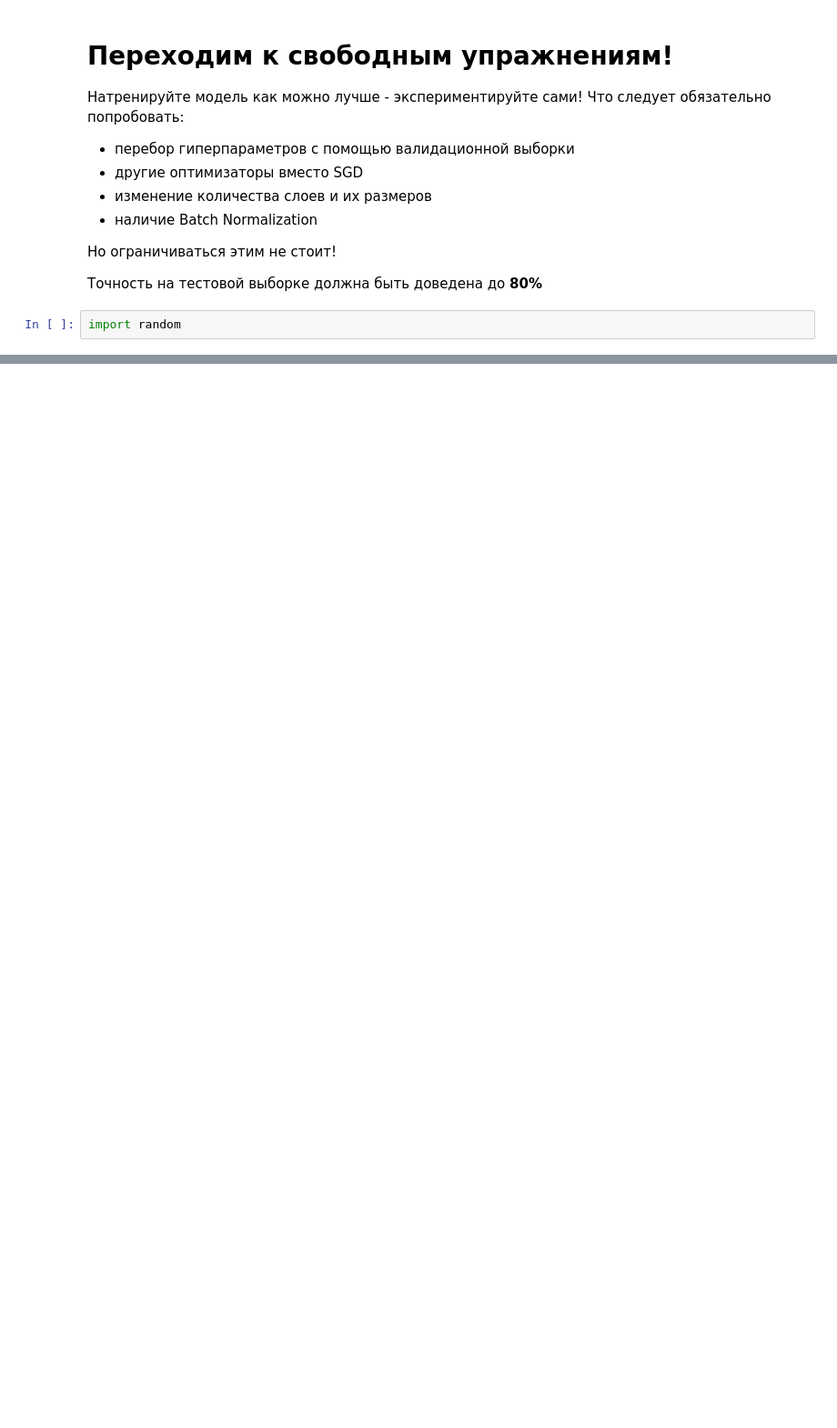
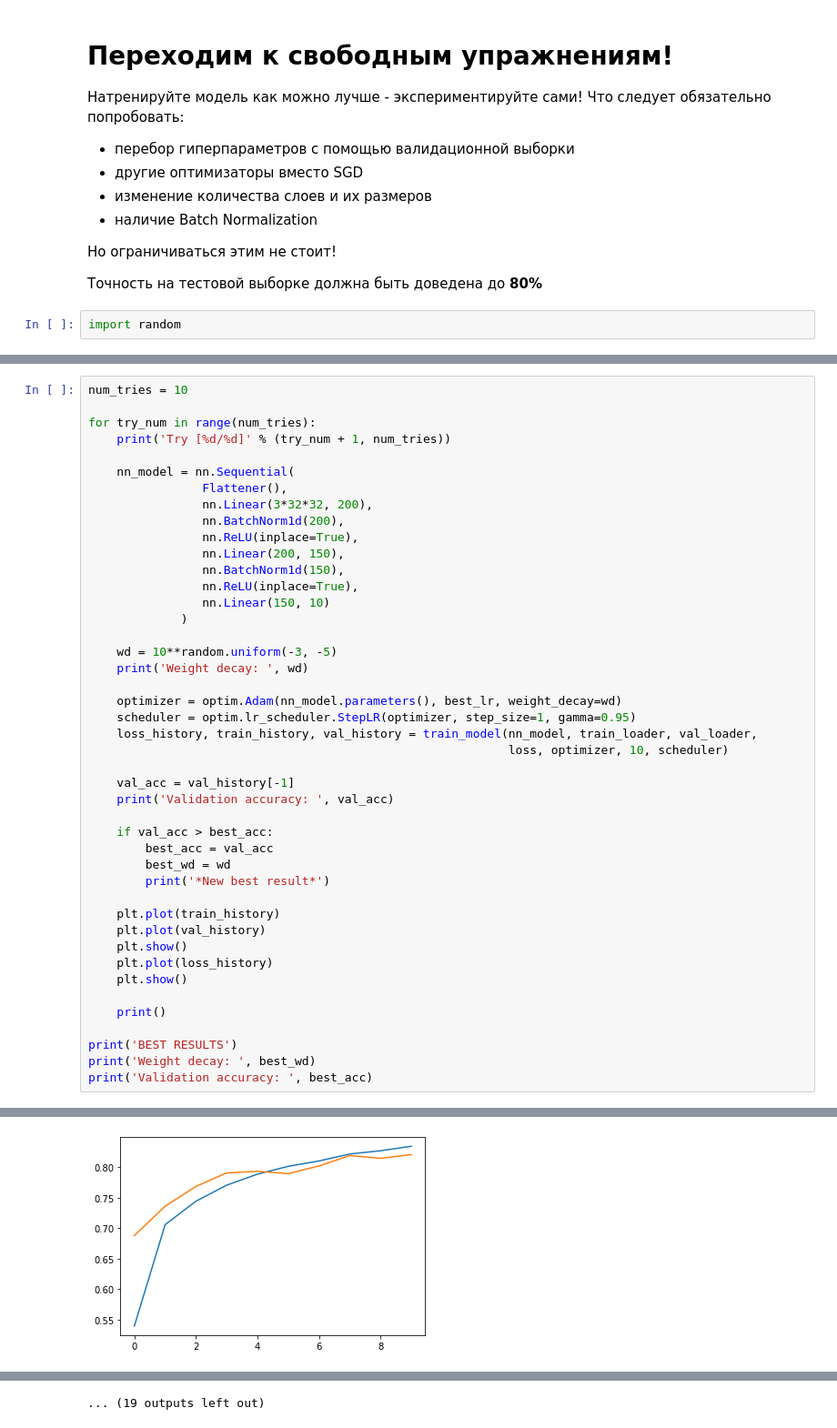
Before and after one commit to jecter1/Deep_Learning, a Jupyter notebook: assignment2/PyTorch.ipynb, the cells around one changed output, grey strips where cells are left out. Shown at 91% size. Cells and saved outputs as stored; diff of their text form; blank space fills up the shorter version.

```diff
--- a/assignment2/PyTorch.ipynb
+++ b/assignment2/PyTorch.ipynb
@@ -820,0 +626,45 @@ plt.show()
+# %%
+num_tries = 10
+
+for try_num in range(num_tries):
+    print('Try [%d/%d]' % (try_num + 1, num_tries))
+
+    nn_model = nn.Sequential(
+                Flattener(),
+                nn.Linear(3*32*32, 200),
+                nn.BatchNorm1d(200),
+                nn.ReLU(inplace=True),
+                nn.Linear(200, 150),
+                nn.BatchNorm1d(150),
+                nn.ReLU(inplace=True),
+                nn.Linear(150, 10)
+             )
+
+    wd = 10**random.uniform(-3, -5)
+    print('Weight decay: ', wd)
+
+    optimizer = optim.Adam(nn_model.parameters(), best_lr, weight_decay=wd)
+    scheduler = optim.lr_scheduler.StepLR(optimizer, step_size=1, gamma=0.95)
+    loss_history, train_history, val_history = train_model(nn_model, train_loader, val_loader,
+                                                           loss, optimizer, 10, scheduler)
+
+    val_acc = val_history[-1]
+    print('Validation accuracy: ', val_acc)
+
+    if val_acc > best_acc:
+        best_acc = val_acc
+        best_wd = wd
+        print('*New best result*')
+
+    plt.plot(train_history)
+    plt.plot(val_history)
+    plt.show()
+    plt.plot(loss_history)
+    plt.show()
+
+    print()
+
+print('BEST RESULTS')
+print('Weight decay: ', best_wd)
+print('Validation accuracy: ', best_acc)
+# %% [output]
@@ -820,0 +685 @@ plt.show()
+[figure, added]
@@ -821 +734,2 @@ plt.show()
+... (19 outputs left out)
 # %%
```
Also changed, not shown: parts of 45 cells of this notebook, 20 other files.
